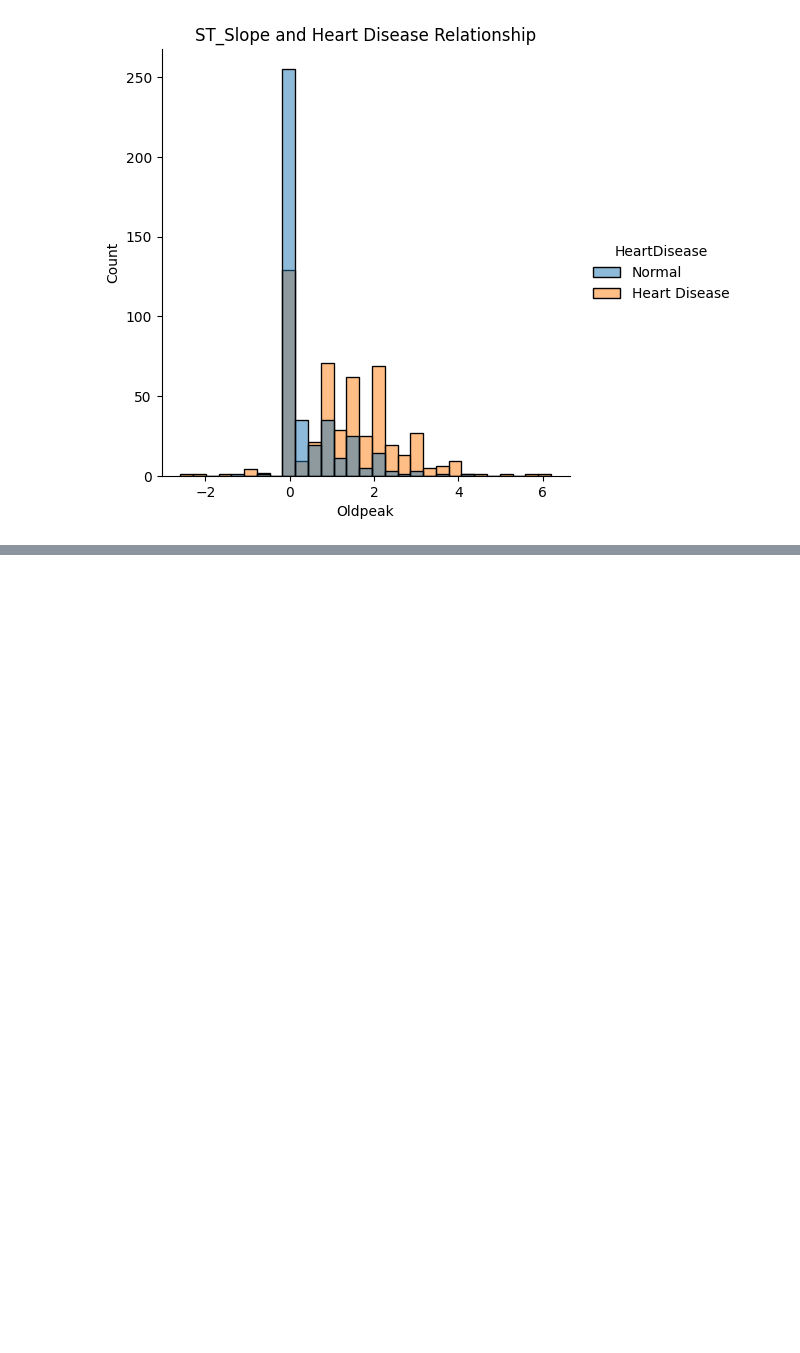
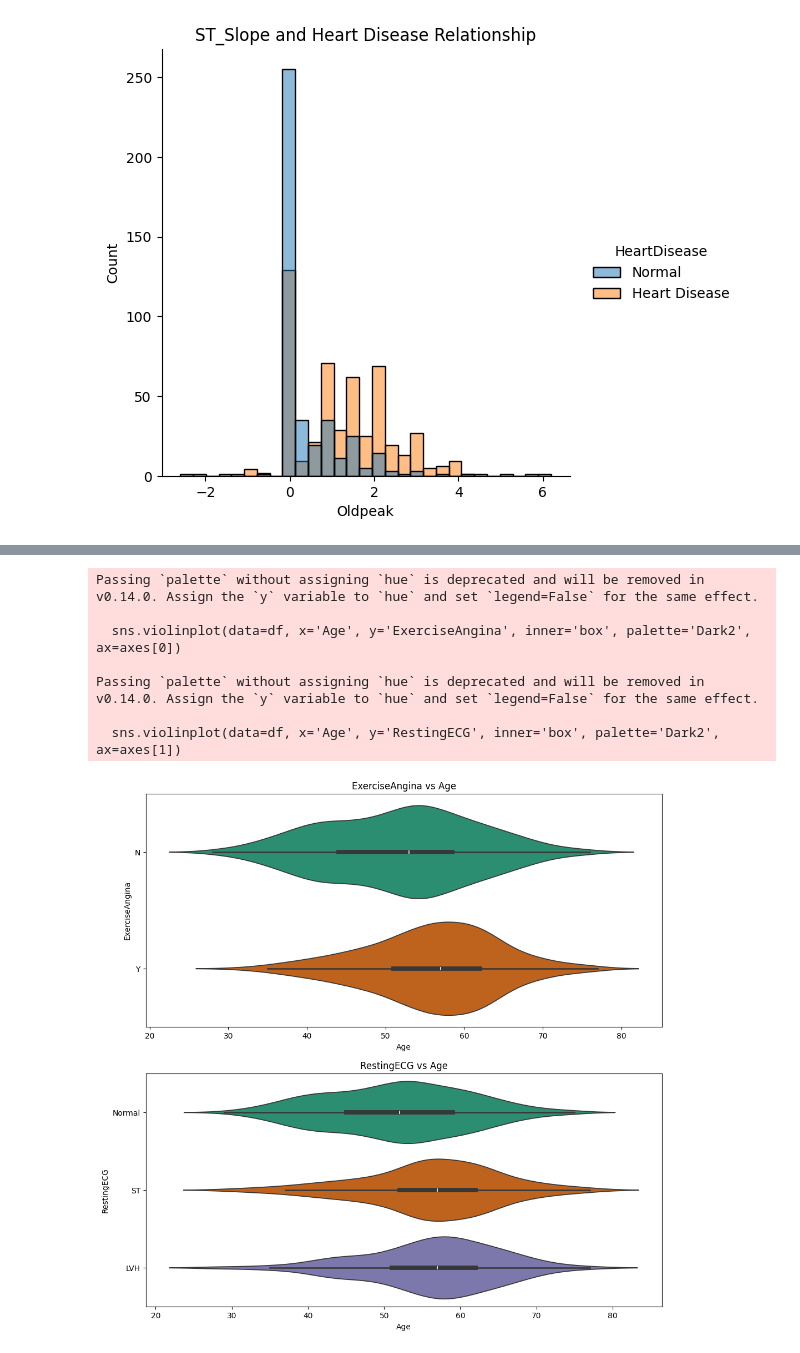
Before and after one commit to D-Rasheed/Heart-Disease-Prediction-Using-Machine-Learning, a Jupyter notebook: Heart_disease_prediction.ipynb, the cells around one changed output, grey strips where cells are left out. Drawn from its saved outputs; the diff is of its cells as text; code cells hidden in the pictures; blank space fills up the shorter version.

```diff
--- a/Heart_disease_prediction.ipynb
+++ b/Heart_disease_prediction.ipynb
@@ -188,0 +206,30 @@ plt.show()
+# %%
+# Create subplots for ExerciseAngina vs Age and RestingECG vs Age
+fig, axes = plt.subplots(2, 1, figsize=(12, 12))
+
+# Plot ExerciseAngina vs Age
+sns.violinplot(data=df, x='Age', y='ExerciseAngina', inner='box', palette='Dark2', ax=axes[0])
+axes[0].set_title('ExerciseAngina vs Age')
+axes[0].set_ylabel('ExerciseAngina')
+axes[0].set_xlabel('Age')
+
+# Plot RestingECG vs Age
+sns.violinplot(data=df, x='Age', y='RestingECG', inner='box', palette='Dark2', ax=axes[1])
+axes[1].set_title('RestingECG vs Age')
+axes[1].set_ylabel('RestingECG')
+axes[1].set_xlabel('Age')
+
+# Adjust layout
+
+
+# Show the plots
+plt.show()
+# %% [output]
+Passing `palette` without assigning `hue` is deprecated and will be removed in v0.14.0. Assign the `y` variable to `hue` and set `legend=False` for the same effect.
+
+  sns.violinplot(data=df, x='Age', y='ExerciseAngina', inner='box', palette='Dark2', ax=axes[0])
+
+Passing `palette` without assigning `hue` is deprecated and will be removed in v0.14.0. Assign the `y` variable to `hue` and set `legend=False` for the same effect.
+
+  sns.violinplot(data=df, x='Age', y='RestingECG', inner='box', palette='Dark2', ax=axes[1])
+[figure, added]
```
Also changed, not shown: parts of 6 cells of this notebook.
